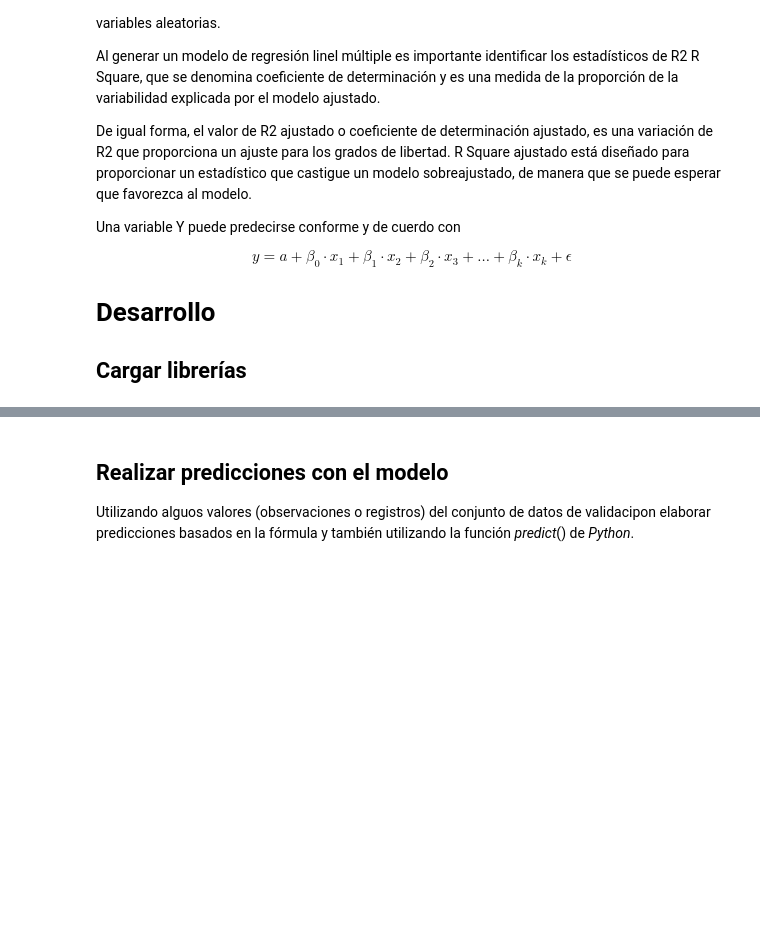
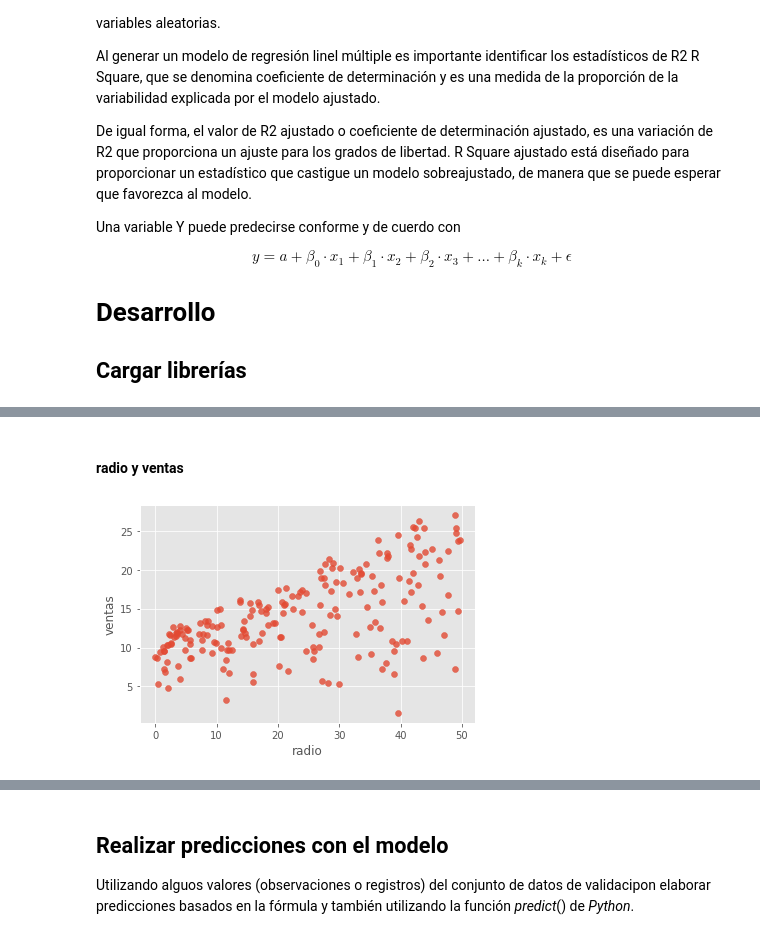
Before and after one commit to rpizarrog/Analisis-Inteligente-de-datos, a Jupyter notebook: bloc de notas/Caso_9_Regresión_Lineal_Múltiple.ipynb, the cells around one changed output, grey strips where cells are left out. Drawn from its saved outputs; the diff is of its cells as text; code cells hidden in the pictures; blank space fills up the shorter version.

```diff
--- a/bloc de notas/Caso_9_Regresión_Lineal_Múltiple.ipynb
+++ b/bloc de notas/Caso_9_Regresión_Lineal_Múltiple.ipynb
@@ -59,0 +209,10 @@ from sklearn.linear_model import LinearRegression
+# %% [markdown]
+#### radio y ventas
+# %%
+
+fig, ax = plt.subplots(1, 1, figsize=(6,4))
+ax.scatter(x=datos.radio, y=datos.ventas, alpha= 0.8)
+ax.set_xlabel('radio')
+ax.set_ylabel('ventas');
+# %% [output]
+[figure, added]
```
Also changed, not shown: parts of 31 cells of this notebook.
